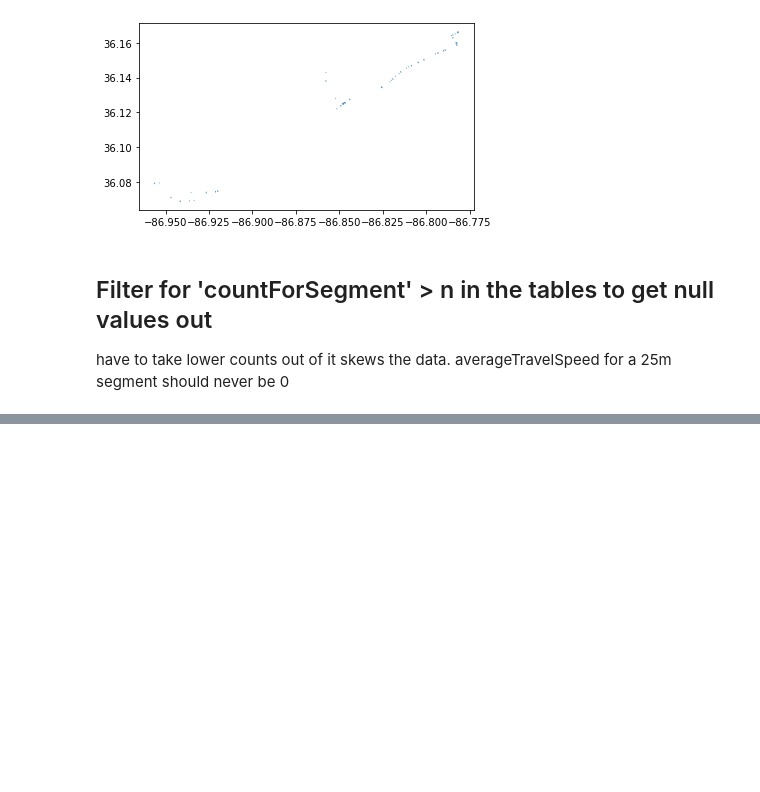
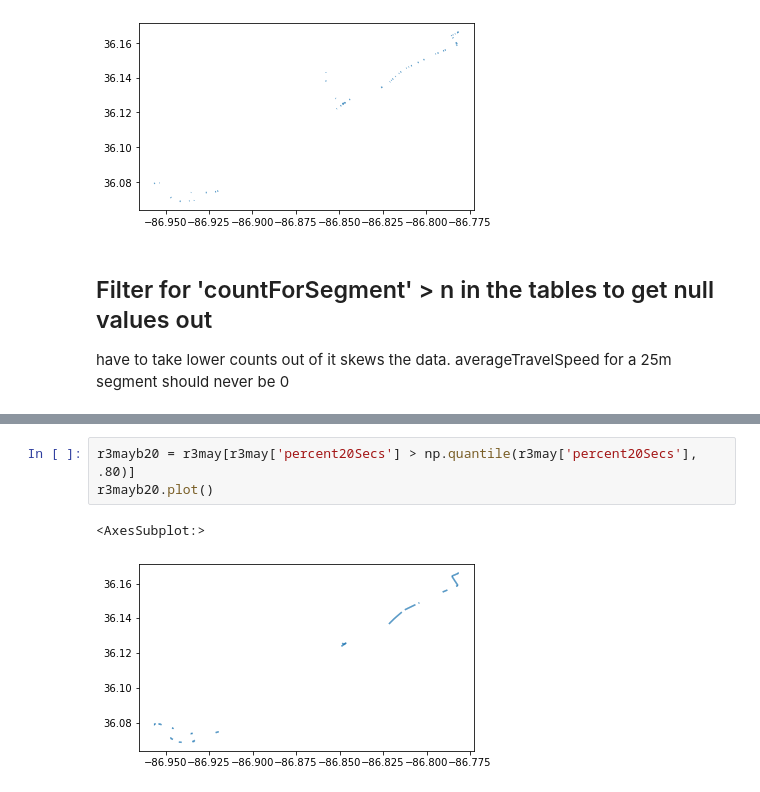
Before and after one commit to dkhamken/wego_dda7_cruella, a Jupyter notebook: notebooks/wegor3update.ipynb, the cells around one changed output, grey strips where cells are left out. Cells and saved outputs as stored; diff of their text form; blank space fills up the shorter version.

```diff
--- a/notebooks/wegor3update.ipynb
+++ b/notebooks/wegor3update.ipynb
@@ -303,0 +321,6 @@ r3june['countForSegment'].max()/2
+# %%
+r3mayb20 = r3may[r3may['percent20Secs'] > np.quantile(r3may['percent20Secs'], .80)]
+r3mayb20.plot()
+# %% [output]
+<AxesSubplot:>
+[figure, added]
```
Also changed, not shown: parts of 9 cells of this notebook, 2 other files.
